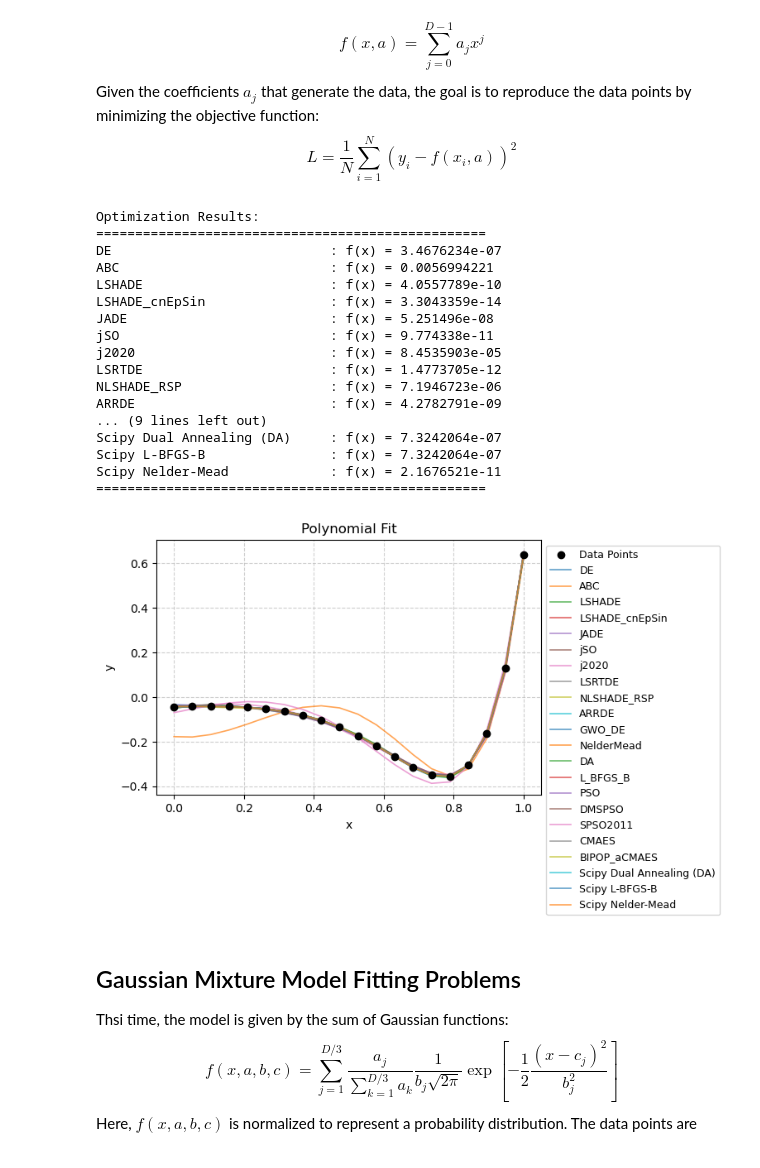
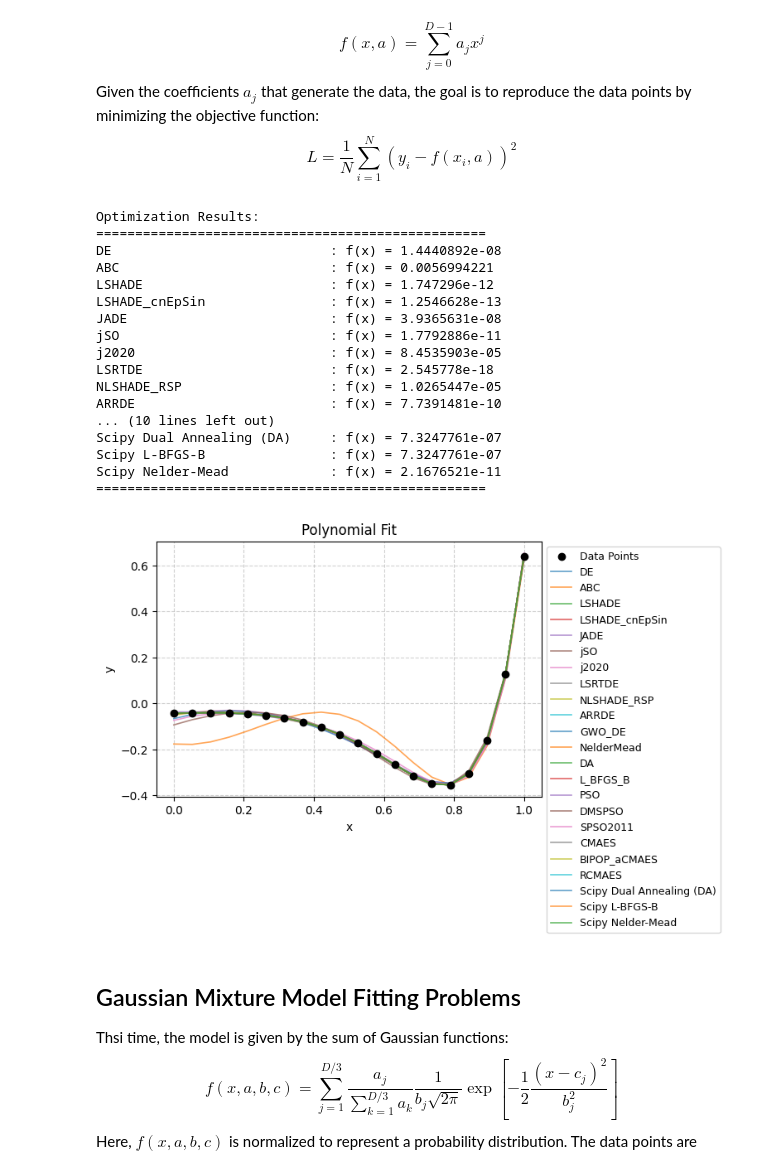
Before and after one commit to khoirulmuzakka/Minion, a Jupyter notebook: docs/source/minionpy/minimizer.ipynb, the cells around one changed output. Cells and saved outputs as stored; diff of their text form; code cells hidden in the pictures.

```diff
--- a/docs/source/minionpy/minimizer.ipynb
+++ b/docs/source/minionpy/minimizer.ipynb
@@ -123,7 +127,7 @@ for func_name in testFunctionDict:
 
     algoList = [
         "DE", "ABC", "LSHADE", "LSHADE_cnEpSin", "JADE", "jSO", "j2020", "LSRTDE", "NLSHADE_RSP",
-        "ARRDE", "GWO_DE", "NelderMead", "DA", "L_BFGS_B", "PSO", "DMSPSO", "SPSO2011", "CMAES", "BIPOP_aCMAES"
+        "ARRDE", "GWO_DE", "NelderMead", "DA", "L_BFGS_B", "PSO", "DMSPSO", "SPSO2011", "CMAES", "BIPOP_aCMAES", "RCMAES"
     ]
 
 
@@ -462,21 +449,20 @@ def test_optimization(func, bounds, dimension, func_name, Nmaxeval, seed):
         "Function": func_name
     }
 
-    bounds_list = [bounds] * dimension
-    x0 = [[0.0 for _ in range(dimension)]]
+    x0 = [[0.0 for _ in range(len(bounds))]]
 
     print(f"\nRunning optimization for {func_name} (Dimension: {dimension})")
     print("=" * 60)
 
     for algo in algos:
         res = mpy.Minimizer(
-            func, bounds_list, x0=x0, relTol=0.0, algo=algo,
+            func, bounds, x0=x0, relTol=0.0, algo=algo,
             maxevals=Nmaxeval, callback=None, seed=None,
             options={
                 "population_size"   : 0, #2*dimension,
                 "func_noise_ratio"  :  0.0,
                 "N_points_derivative": 1,
-                "bound_strategy" : "none"
+                "bound_strategy" : "reflect-random"
                 }
         ).optimize()
         result[algo] = res.fun
@@ -487,9 +473,9 @@ def test_optimization(func, bounds, dimension, func_name, Nmaxeval, seed):
 
     # SciPy Optimizers
     scipy_algorithms = [
-        ("Scipy L-BFGS-B", minimize, {"x0": x0[0], "method": "L-BFGS-B", "options": {"maxfun": Nmaxeval}, "bounds": bounds_list}),
-         ("Scipy Nelder-Mead", minimize, {"x0": x0[0], "method": "Nelder-Mead", "bounds": bounds_list, "options": {"maxfev": Nmaxeval, "adaptive": True}}),
-        ("Scipy DA", dual_annealing, {"bounds": bounds_list, "maxfun": Nmaxeval, "no_local_search": False, "x0": x0[0]}),
+        ("Scipy L-BFGS-B", minimize, {"x0": x0[0], "method": "L-BFGS-B", "options": {"maxfun": Nmaxeval}, "bounds": bounds}),
+         ("Scipy Nelder-Mead", minimize, {"x0": x0[0], "method": "Nelder-Mead", "bounds": bounds, "options": {"maxfev": Nmaxeval, "adaptive": True}}),
+        ("Scipy DA", dual_annealing, {"bounds": bounds, "maxfun": Nmaxeval, "no_local_search": False, "x0": x0[0]}),
     ]
 
     for name, func_opt, kwargs in scipy_algorithms:
@@ -505,6 +491,7 @@ def test_optimization(func, bounds, dimension, func_name, Nmaxeval, seed):
 def run_test_optimization(j, dim, year=2017, seed=None):
     """Runs the optimization for a specific function and CEC benchmark year."""
     cec_func_classes = {
+        2011 : mpy.CEC2011Functions,
         2014: mpy.CEC2014Functions,
         2017: mpy.CEC2017Functions,
         2019: mpy.CEC2019Functions,
@@ -516,15 +503,18 @@ def run_test_optimization(j, dim, year=2017, seed=None):
         raise Exception("Unknown CEC year.")
 
     cec_func = cec_func_classes[year](function_number=j, dimension=dim)
-    test_optimization(cec_func, (-100, 100), dim, f"func_{j}", Nmaxeval, seed)
+    bounds = [(-100, 100)] * dimension
+    if year == 2011 :
+        bounds = cec_func.get_bounds()
+    test_optimization(cec_func,bounds,  dim, f"func_{j}", Nmaxeval, seed)
 
 # List of algorithms to be tested
 algos = [
-      "DE", "ABC", "LSHADE", "LSHADE_cnEpSin", "JADE", "jSO", "j2020", "LSRTDE", "NLSHADE_RSP",
-        "ARRDE", "GWO_DE", "NelderMead", "DA", "L_BFGS_B", "PSO", "DMSPSO", "SPSO2011", "CMAES", "BIPOP_aCMAES"
+      "DE", "ABC", "LSHADE", "LSHADE_cnEpSin", "JADE", "jSO", "j2020", "LSRTDE", "NLSHADE_RSP", "IMODE", "AGSK",
+        "ARRDE", "GWO_DE", "NelderMead", "DA", "L_BFGS_B", "PSO", "DMSPSO", "SPSO2011", "CMAES", "BIPOP_aCMAES", "RCMAES"
 ]
 
-Nmaxeval = 200000  # Maximum number of function evaluations
+Nmaxeval = 20000  # Maximum number of function evaluations
 dimension = 20
 NRuns = 1  # Number of repetitions
 year = 2022  # CEC benchmark year
@@ -536,6 +526,7 @@ func_numbers_dict = {
     2019: list(range(1, 11)),
     2017: list(range(1, 31)),
     2014: list(range(1, 31)),
+    2011 : list(range(1, 23))
 }
 func_numbers = func_numbers_dict[year]
 
@@ -616,7 +607,7 @@ bounds = [(-10, 10)] * dimension
 Nmaxeval = 20000
 algos = [
       "DE", "ABC", "LSHADE", "LSHADE_cnEpSin", "JADE", "jSO", "j2020", "LSRTDE", "NLSHADE_RSP",
-        "ARRDE", "GWO_DE",  "NelderMead", "DA", "L_BFGS_B", "PSO", "DMSPSO", "SPSO2011", "CMAES", "BIPOP_aCMAES"
+        "ARRDE", "GWO_DE",  "NelderMead", "DA", "L_BFGS_B", "PSO", "DMSPSO", "SPSO2011", "CMAES", "BIPOP_aCMAES", "RCMAES"
 ]
 
 # Step 4: Minimize the Objective Function and Plot Results
@@ -643,45 +634,45 @@ for algo in algos:
     plt.plot(x_data, polynomial_model(x_data, res.x), label=algo, linewidth=1.2, alpha=0.7)
 
 # Run SciPy Optimizers
 scipy_algorithms = [
     ("Scipy Dual Annealing (DA)", dual_annealing, {"bounds": bounds, "maxfun": Nmaxeval, "no_local_search": False, "x0": x0[0]}),
     ("Scipy L-BFGS-B", minimize, {"x0": x0[0], "bounds": bounds, "method": "L-BFGS-B", "options": {"maxfun": Nmaxeval}}),
     ("Scipy Nelder-Mead", minimize, {"x0": x0[0], "bounds": bounds, "method": "Nelder-Mead", "options": {"maxfev": Nmaxeval, "adaptive": True}}),
 ]
 
 for name, func_opt, kwargs in scipy_algorithms:
     res = func_opt(objective_function, **kwargs)
     print(f"{name:<30}: f(x) = {res.fun:<20.8g}")
     plt.plot(x_data, polynomial_model(x_data, res.x), label=name, linewidth=1.2, alpha=0.7)
 
 print("=" * 50)
 
 # Plot Formatting
 plt.legend(loc="upper left", bbox_to_anchor=(1, 1), fontsize=9)
 plt.title("Polynomial Fit")
 plt.xlabel("x")
 plt.ylabel("y")
 plt.grid(True, linestyle="--", alpha=0.6)
 plt.show()
 # %% [output]
 Optimization Results:
 ==================================================
-DE                            : f(x) = 3.4676234e-07
+DE                            : f(x) = 1.4440892e-08
 ABC                           : f(x) = 0.0056994221
-LSHADE                        : f(x) = 4.0557789e-10
-LSHADE_cnEpSin                : f(x) = 3.3043359e-14
-JADE                          : f(x) = 5.251496e-08
-jSO                           : f(x) = 9.774338e-11
+LSHADE                        : f(x) = 1.747296e-12
+LSHADE_cnEpSin                : f(x) = 1.2546628e-13
+JADE                          : f(x) = 3.9365631e-08
+jSO                           : f(x) = 1.7792886e-11
 j2020                         : f(x) = 8.4535903e-05
-LSRTDE                        : f(x) = 1.4773705e-12
-NLSHADE_RSP                   : f(x) = 7.1946723e-06
-ARRDE                         : f(x) = 4.2782791e-09
-... (9 lines left out)
-Scipy Dual Annealing (DA)     : f(x) = 7.3242064e-07
-Scipy L-BFGS-B                : f(x) = 7.3242064e-07
+LSRTDE                        : f(x) = 2.545778e-18
+NLSHADE_RSP                   : f(x) = 1.0265447e-05
+ARRDE                         : f(x) = 7.7391481e-10
+... (10 lines left out)
+Scipy Dual Annealing (DA)     : f(x) = 7.3247761e-07
+Scipy L-BFGS-B                : f(x) = 7.3247761e-07
 Scipy Nelder-Mead             : f(x) = 2.1676521e-11
 ==================================================
-[figure, old version]
+[figure, new version]
 # %% [markdown]
 ## Gaussian Mixture Model Fitting Problems
 
```
Also changed, not shown: parts of 15 cells of this notebook.
